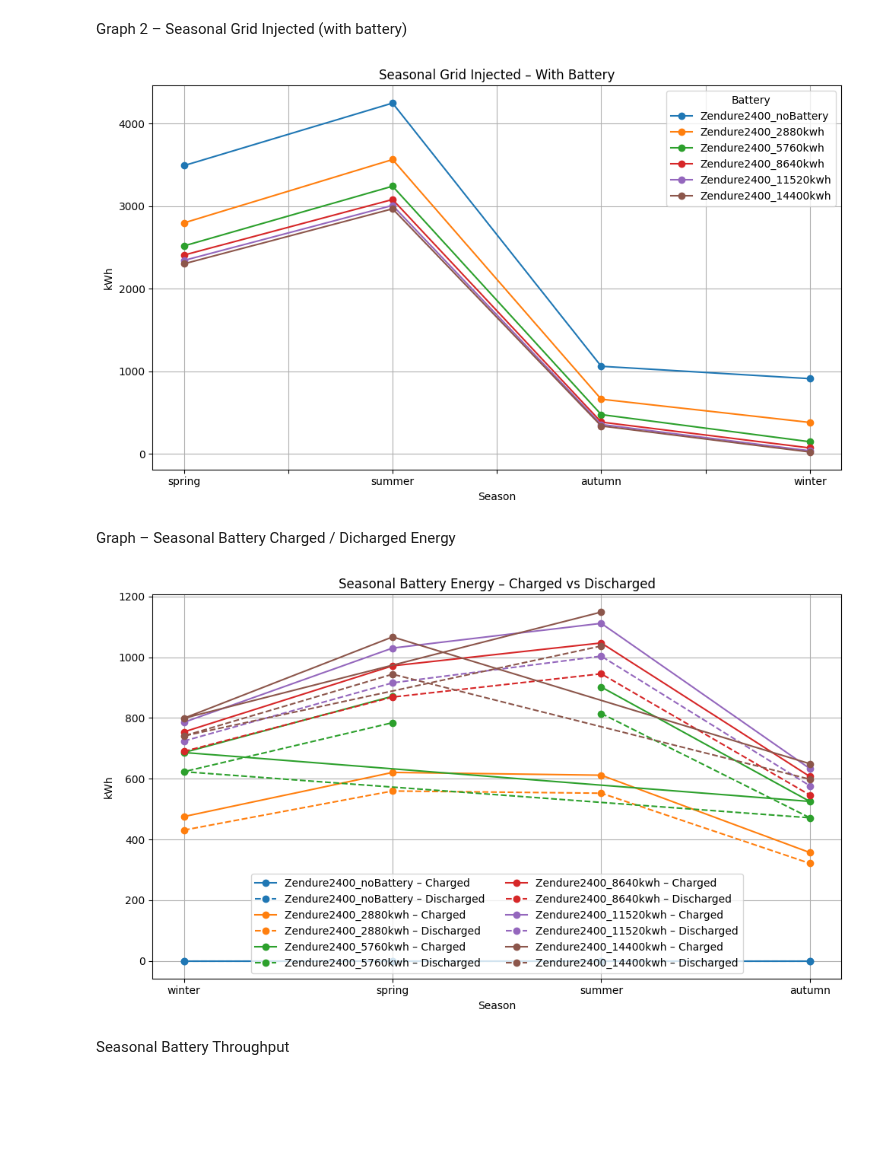
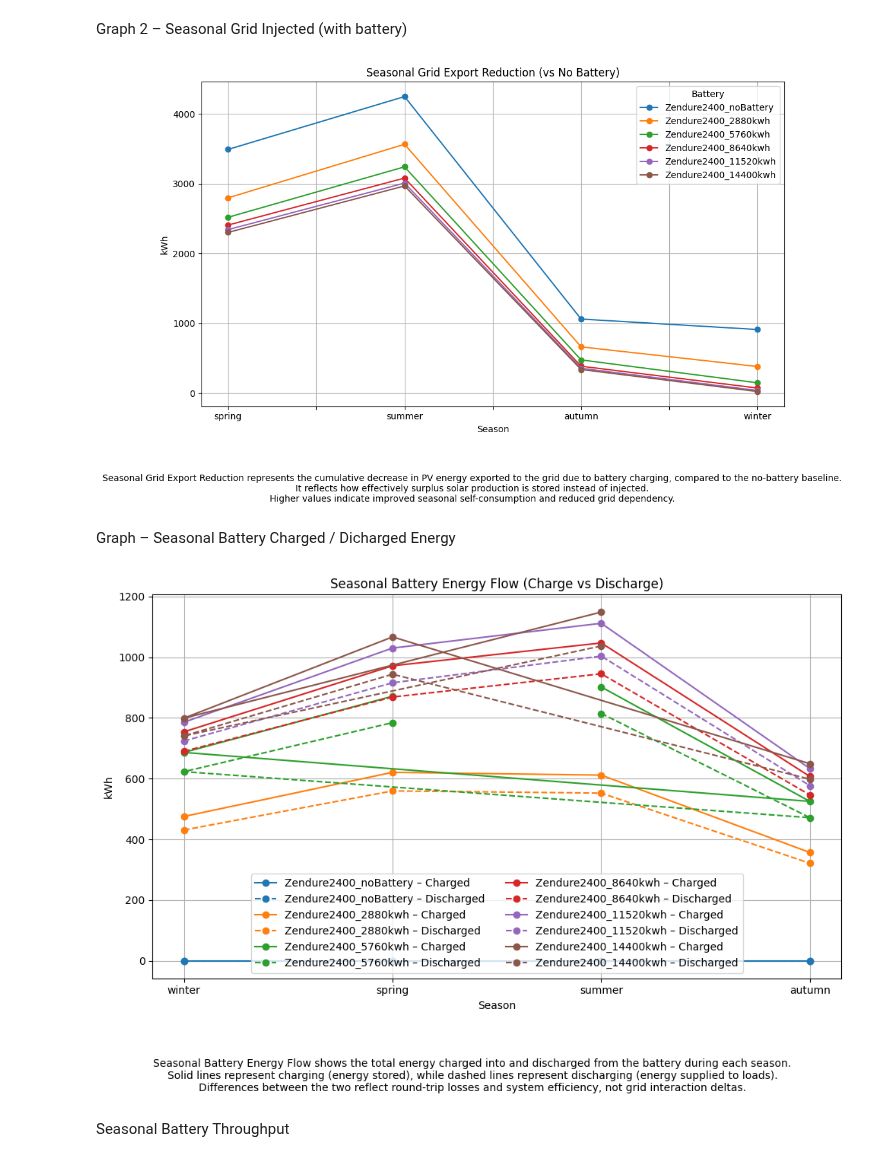
Before and after one commit to nicoMeynet/BatterySimu, a Jupyter notebook: battery_comparison_season.ipynb, the cells around one changed output. Saved outputs shown, nothing was run; the diff lists cells and outputs as text; code cells hidden in the pictures; blank space fills up the shorter version.

```diff
--- a/battery_comparison_season.ipynb
+++ b/battery_comparison_season.ipynb
@@ -184,14 +202,23 @@ pivot = df_energy.pivot(
 pivot = pivot[scenario_order]
 
 pivot.plot(marker="o")
-plt.title("Seasonal Grid Injected – With Battery")
+plt.title("Seasonal Grid Export Reduction (vs No Battery)")
 plt.xlabel("Season")
 plt.ylabel("kWh")
 plt.legend(title="Battery")
 plt.tight_layout()
+plt.figtext(
+    0.5, -0.15,
+    "Seasonal Grid Export Reduction represents the cumulative decrease in PV energy "
+    "exported to the grid due to battery charging, compared to the no-battery baseline.\n"
+    "It reflects how effectively surplus solar production is stored instead of injected.\n"
+    "Higher values indicate improved seasonal self-consumption and reduced grid dependency.",
+    ha="center",
+    fontsize=10
+)
 plt.show()
 # %% [output]
-[figure, old version]
+[figure, new version]
 # %% [markdown]
 Graph – Seasonal Battery Charged / Dicharged Energy
 # %%
@@ -204,35 +231,46 @@ for i, scenario in enumerate(scenario_order):
     subset = df_energy[df_energy["scenario"] == scenario]
     color = color_cycle[i % len(color_cycle)]
 
     # Charged (solid)
     plt.plot(
         subset["season"],
         subset["battery_charged_kwh"],
         marker="o",
         linestyle="-",
         color=color,
         label=f"{scenario} – Charged"
     )
 
     # Discharged (dashed)
     plt.plot(
         subset["season"],
         subset["battery_discharged_kwh"],
         marker="o",
         linestyle="--",
         color=color,
         label=f"{scenario} – Discharged"
     )
 
-plt.title("Seasonal Battery Energy – Charged vs Discharged")
+plt.title("Seasonal Battery Energy Flow (Charge vs Discharge)")
 plt.xlabel("Season")
 plt.ylabel("kWh")
 plt.legend(ncol=2)
 plt.grid(True)
 plt.tight_layout()
+plt.figtext(
+    0.5, -0.15,
+    "Seasonal Battery Energy Flow shows the total energy charged into and discharged "
+    "from the battery during each season.\n"
+    "Solid lines represent charging (energy stored), while dashed lines represent "
+    "discharging (energy supplied to loads).\n"
+    "Differences between the two reflect round-trip losses and system efficiency, "
+    "not grid interaction deltas.",
+    ha="center",
+    fontsize=10
+)
 plt.show()
 # %% [output]
-[figure, old version]
+[figure, new version]
 # %% [markdown]
 Seasonal Battery Throughput
 # %%
```
Also changed, not shown: parts of 11 cells of this notebook, 1 other file.
